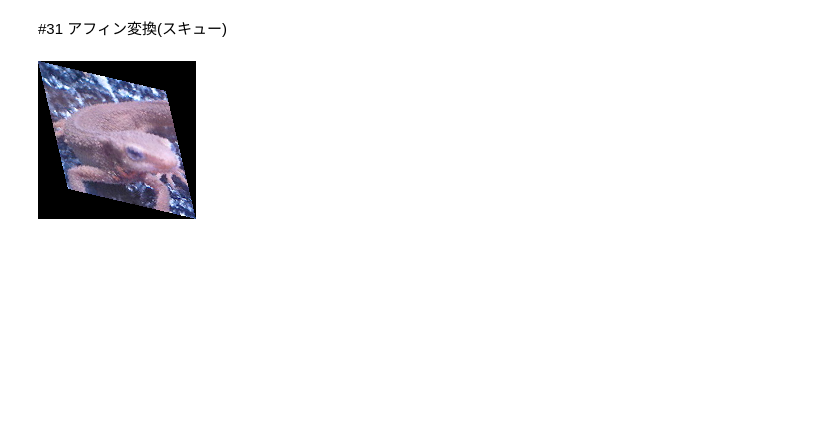
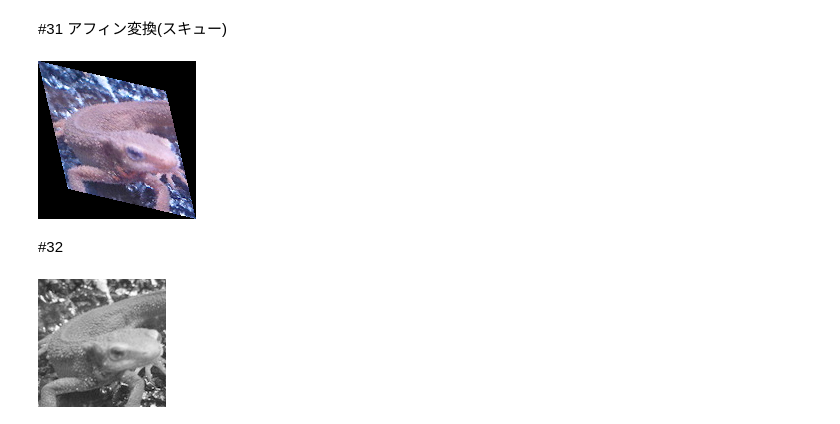
Before and after one commit to katoyu/image-processing-100training, a Jupyter notebook: 画像処理100本ノック31_40.ipynb, the cells around one changed output. Drawn from its saved outputs; the diff is of its cells as text; code cells hidden in the pictures; blank space fills up the shorter version.

```diff
--- a/画像処理100本ノック31_40.ipynb
+++ b/画像処理100本ノック31_40.ipynb
@@ -65,3 +65,46 @@ out = out.astype(np.uint8)
 cv2_imshow(out)
 # %% [output]
 [figure]
+# %% [markdown]
+#32
+# %%
+import cv2
+import numpy as np
+import matplotlib.pyplot as plt
+
+img = cv2.imread("imori.jpg").astype(np.float32)
+H, W, C = img.shape
+
+gray = 0.2126 * img[..., 2] + 0.7152 * img[..., 1] + 0.0722 * img[..., 0]
+
+#DFT
+K = W
+L = H
+M = W
+N = H
+
+G = np.zeros((L, K), dtype=np.complex)
+
+x = np.tile(np.arange(W), (H, 1))
+y = np.arange(H).repeat(W).reshape(H, -1)
+
+for l in range(L):
+  for k in range(K):
+    G[l, k] = np.sum( gray * np.exp( -2j * np.pi  * (k * x / M + l * y / N ) ) )/ np.sqrt(M * N)
+
+ps = (np.abs(G) / np.abs(G).max() * 255 ).astype(np.uint8)
+cv2.imwrite("out_ps.jpg", ps)
+
+#IDFT
+out = np.zeros((H, W), dtype=np.float32 )
+
+for n in range(N):
+  for m in range(M):
+    out[n, m] = np.abs(np.sum(G * np.exp(2j * np.pi * (x * m / M + y * n / N)))) / np.sqrt(M * N)
+
+out[out > 255] = 255
+out = out.astype(np.uint8)
+
+cv2_imshow(out)
+# %% [output]
+[figure, added]
```
Also changed, not shown: parts of 2 cells of this notebook.
